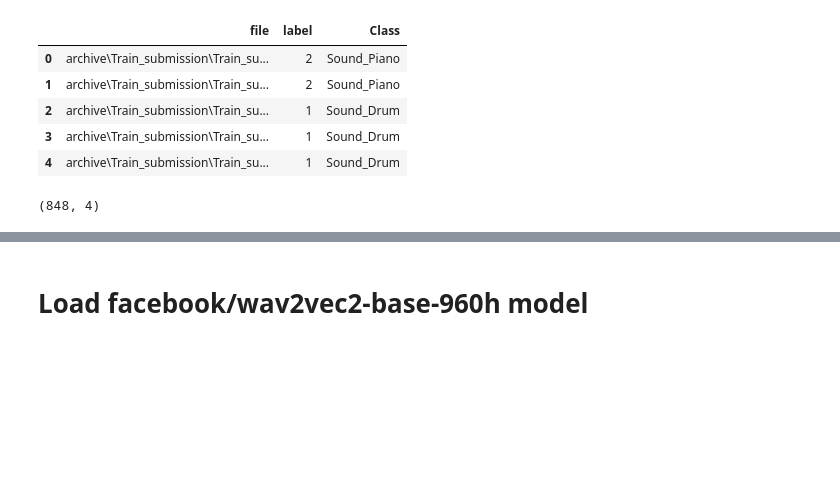
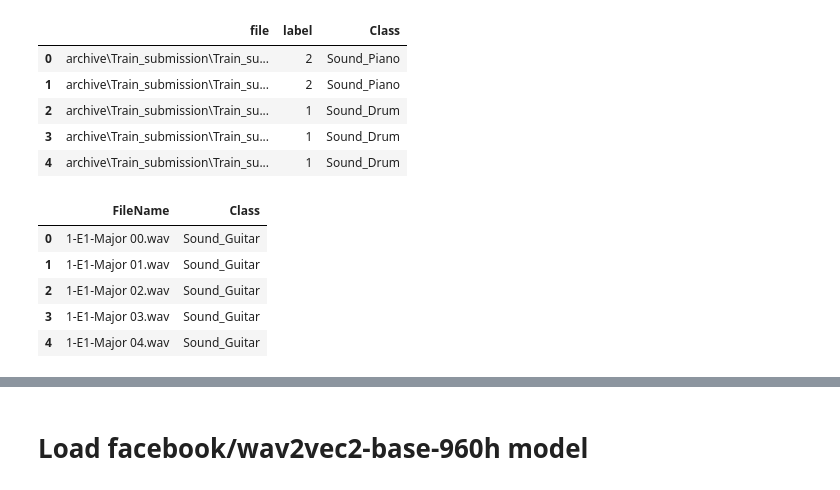
Before and after one commit to cristex/DML-Project, a Jupyter notebook: musical-instrument-detection.ipynb, the cells around one changed output, grey strips where cells are left out. Cells and saved outputs as stored; diff of their text form; code cells hidden in the pictures; blank space fills up the shorter version.

```diff
--- a/musical-instrument-detection.ipynb
+++ b/musical-instrument-detection.ipynb
@@ -121,5 +144,13 @@ dd['audio'] = dd['file'].progress_apply(get_transform_audio)
 # %%
-dd = dd.dropna(subset=['audio'])
-dd.shape
+#d_save = dd
+#dd = dd.dropna(subset=['audio'])
+#dd.shape
-# %% [output]
-(848, 4)
+# %%
+df.head()
+# %% [output]
+|  | FileName | Class |
+| 0 | 1-E1-Major 00.wav | Sound_Guitar |
+| 1 | 1-E1-Major 01.wav | Sound_Guitar |
+| 2 | 1-E1-Major 02.wav | Sound_Guitar |
+| 3 | 1-E1-Major 03.wav | Sound_Guitar |
+| 4 | 1-E1-Major 04.wav | Sound_Guitar |
```
Also changed, not shown: parts of 37 cells of this notebook.
